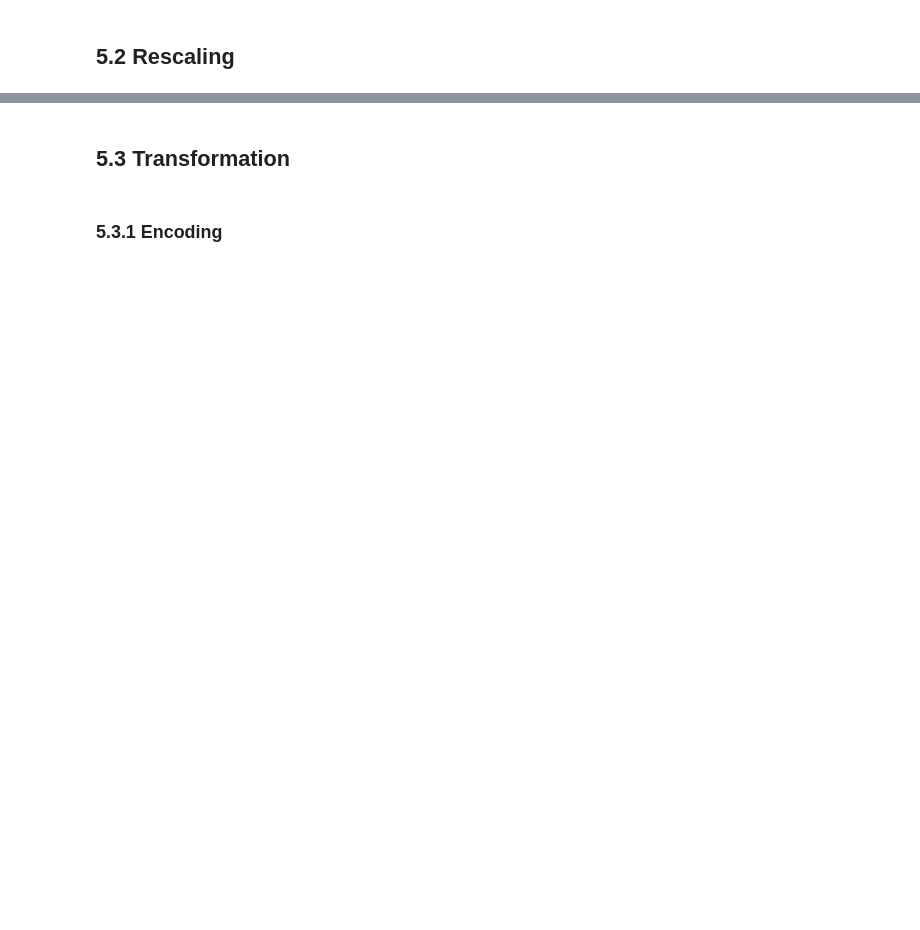
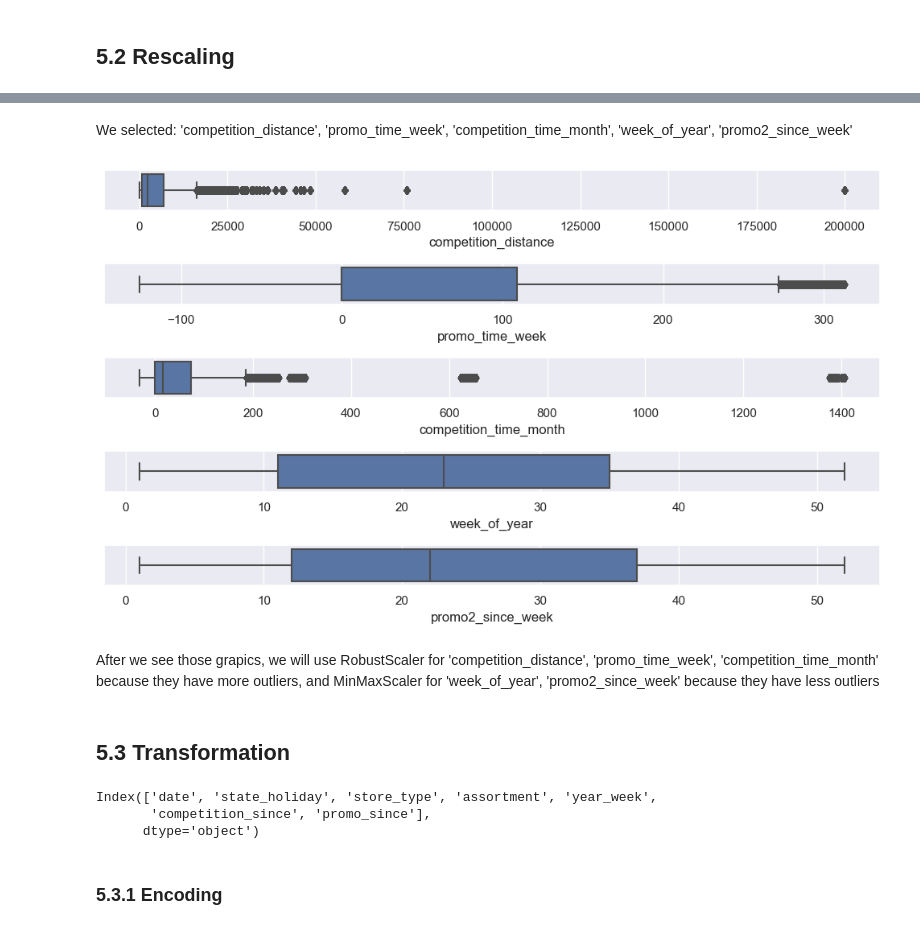
Before and after one commit to gabra7310/rossmann_sales_prediction, a Jupyter notebook: notebooks/rossmann_sales_prediction.ipynb, the cells around one changed output, grey strips where cells are left out. Saved outputs shown, nothing was run; the diff lists cells and outputs as text; code cells hidden in the pictures; blank space fills up the shorter version.

```diff
--- a/notebooks/rossmann_sales_prediction.ipynb
+++ b/notebooks/rossmann_sales_prediction.ipynb
@@ -178,4 +391,12 @@ df1['date'][0].year
 # %% [markdown]
 ## 3.1 Filtragem das linhas
+# %%
+# Selecting only the days we have sales and the days the stores are open
+df3 = df3[(df3['sales'] > 0) & (df3['open'] != 0)]
 # %% [markdown]
 ## 3.2 Seleção das colunas
+# %%
+# Dropping columns customers (we can't know customers will be in the stores in following days), open (we already filter for only open stores), promo interval and month map only used to create is_promo, so we don't need them
+cols_drop = ['customers', 'open', 'promo_interval', 'month_map']
+df3 = df3.drop(cols_drop, axis=1)
+df3.columns
@@ -182,5 +411,7 @@ df1['date'][0].year
 # %% [markdown]
 # 4.0 EDA - Análise exploratória dos dados
+# %%
+df4 = df3.copy()
 # %% [markdown]
 ## 4.1 Análise univariada
 # %% [markdown]
@@ -203,5 +434,7 @@ df1['date'][0].year
 ### 4.3.2 Categorical attributes
 # %% [markdown]
 # 5.0 Data Preparation
+# %%
+df5 = df4.copy()
 # %% [markdown]
 ## 5.1 Normalization
@@ -209,0 +478,25 @@ df1['date'][0].year
+# %% [markdown]
+We selected:
+'competition_distance', 'promo_time_week', 'competition_time_month', 'week_of_year', 'promo2_since_week'
+# %%
+plt.figure(figsize=(10,6))
+plt.subplot(5, 1, 1)
+sns.boxplot(data=df5, x='competition_distance');
+
+plt.subplot(5, 1, 2)
+sns.boxplot(data=df5, x='promo_time_week');
+
+plt.subplot(5, 1, 3)
+sns.boxplot(data=df5, x='competition_time_month');
+
+plt.subplot(5, 1, 4)
+sns.boxplot(data=df5, x='week_of_year');
+
+plt.subplot(5, 1, 5)
+sns.boxplot(data=df5, x='promo2_since_week');
+
+plt.tight_layout()
+# %% [output]
+[figure, added]
+# %% [markdown]
+After we see those grapics, we will use RobustScaler for 'competition_distance', 'promo_time_week', 'competition_time_month' because they have more outliers, and MinMaxScaler for 'week_of_year', 'promo2_since_week' because they have less outliers
@@ -210,4 +528,12 @@ df1['date'][0].year
 # %% [markdown]
 ## 5.3 Transformation
+# %%
+# Let's see the features we have for enconding
+df_aux = df5.select_dtypes(exclude=['int64', 'int32', 'float64']).columns
+df_aux
+# %% [output]
+Index(['date', 'state_holiday', 'store_type', 'assortment', 'year_week',
+       'competition_since', 'promo_since'],
+      dtype='object')
 # %% [markdown]
 ### 5.3.1 Encoding
```
Also changed, not shown: parts of 86 cells of this notebook, 10 other files.
